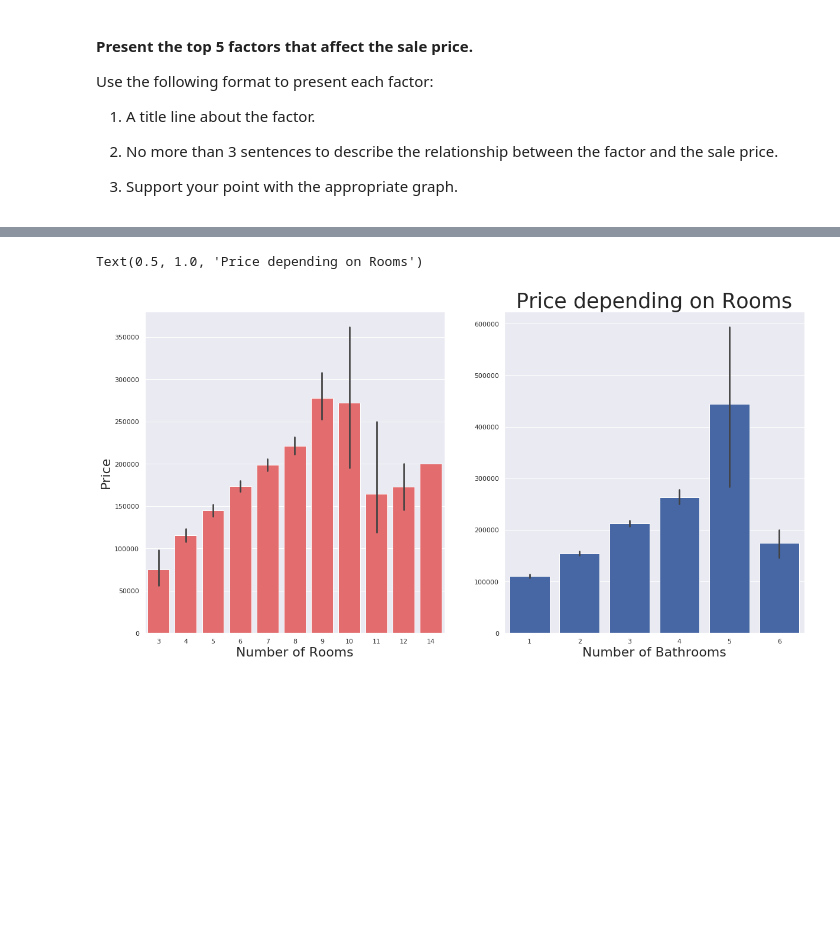
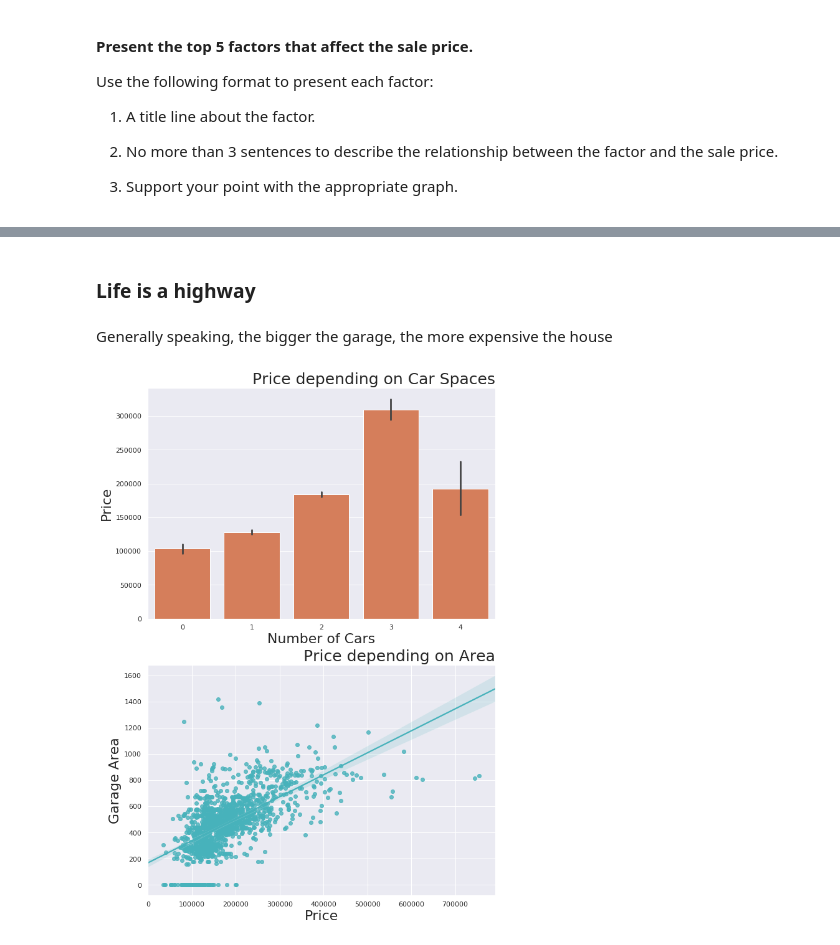
Before and after one commit to ta-datapt-bcn/lab-storytelling-data-visualization, a Jupyter notebook: your-code/main.ipynb, the cells around one changed output, grey strips where cells are left out. Drawn from its saved outputs; the diff is of its cells as text; code cells hidden in the pictures; blank space fills up the shorter version.

```diff
--- a/your-code/main.ipynb
+++ b/your-code/main.ipynb
@@ -251,17 +262,17 @@ sns.regplot(x='SalePrice', y='OverallQual', data=df, color='#d4ac29')
 # %%
 # 2. Year Built/ Year Remodeled
-f, [ax1, ax2] = plt.subplots(1, 2, figsize=(20, 10))
+f, [ax1, ax2] = plt.subplots(2, 1, figsize=(20, 10))
 plt.sca(ax1)
-ax1 = sns.regplot(x='SalePrice', y='YearBuilt',
+ax1 = sns.regplot(x='YearBuilt', y='SalePrice',
                   data=df, color='#81c9f3')
 ax1.set_title('Price depending on year built', loc='right', fontsize=25, fontweight=300)
 plt.xlabel('Sale Price', fontsize=20, fontweight=200)
 plt.ylabel('Year Built', fontsize=20, fontweight=200)
 
-
 plt.sca(ax2)
-ax2 = sns.regplot(x='SalePrice', y='YearRemodAdd', data=df, color='#F4BFA3')
+ax2 = sns.regplot(x='YearRemodAdd', y='SalePrice', data=df, color='#F4BFA3')
 ax2.set_title('Price depending on year remodeled', loc='right', fontsize=25, fontweight=300)
 plt.xlabel('Sale Price', fontsize=20, fontweight=200)
 plt.ylabel('Year Remodeled', fontsize=20, fontweight=200)
+plt.show()
 # %% [output]
@@ -285,0 +318,9 @@ plt.legend(loc=0, prop={'size':20})
+# %%
+f, ax = plt.subplots(figsize=(20, 10))
+
+ax = sns.barplot(x='TotalBathrooms', y='SalePrice', data=df, color='#3862b3')
+ax.set_xlabel('Number of Bathrooms', fontsize=22, fontweight=200)
+ax.set_ylabel(' ', fontsize=22, fontweight=200)
+
+plt.title('Price depending on Bathrooms', loc='center', fontsize=35, fontweight=300)
+plt.show()
@@ -286,17 +329,22 @@ plt.legend(loc=0, prop={'size':20})
+# %% [markdown]
+### Life is a highway
+# %% [markdown]
+Generally speaking, the bigger the garage, the more expensive the house
 # %%
-# 3 and 4 Rooms and Bathrooms
-f, [ax1,ax2] = plt.subplots(1, 2, figsize=(20, 10))
+# 5. Garage Cars and Garage Area
+f, [ax1, ax2] = plt.subplots(2, 1, figsize=(10, 15))
 plt.sca(ax1)
-ax1 = sns.barplot(x='TotalRooms', y='SalePrice', data=df, color='#f6585b')
-ax1.set_xlabel('Number of Rooms', fontsize=22, fontweight=200)
+ax1 = sns.barplot(x='GarageCars', y='SalePrice', data=df, color='#ea7546')
+ax1.set_xlabel('Number of Cars', fontsize=22, fontweight=200)
 ax1.set_ylabel('Price', fontsize=22, fontweight=200)
+plt.title('Price depending on Car Spaces', loc='right', fontsize=25, fontweight=300)
 
 plt.sca(ax2)
-ax2 = sns.barplot(x='TotalBathrooms', y='SalePrice', data=df, color='#3862b3')
-ax2.set_xlabel('Number of Bathrooms', fontsize=22, fontweight=200)
-ax2.set_ylabel(' ', fontsize=22, fontweight=200)
+ax2 = sns.regplot(x='SalePrice', y='GarageArea', data=df, color='#47b2bb')
+ax2.set_xlabel('Price', fontsize=22, fontweight=200)
+ax2.set_ylabel('Garage Area', fontsize=22, fontweight=200)
 
-plt.title('Price depending on Rooms', loc='center', fontsize=35, fontweight=300)
+plt.title('Price depending on Area', loc='right', fontsize=25, fontweight=300)
+plt.show()
 # %% [output]
-Text(0.5, 1.0, 'Price depending on Rooms')
-[figure, old version]
+[figure, new version]
```
Also changed, not shown: parts of 23 cells of this notebook.
